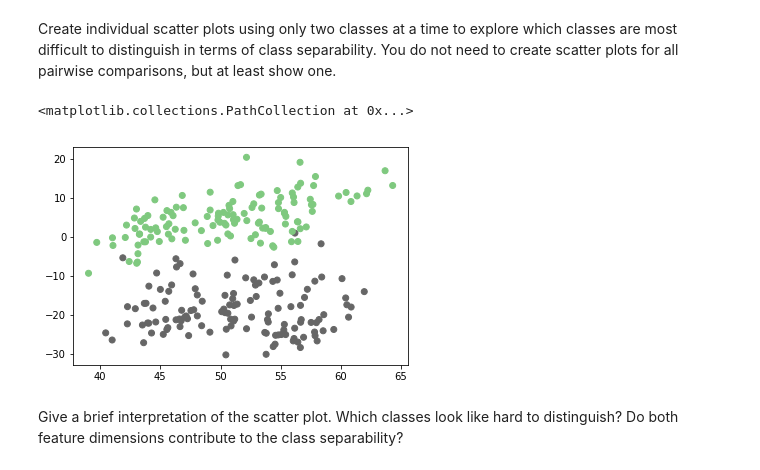
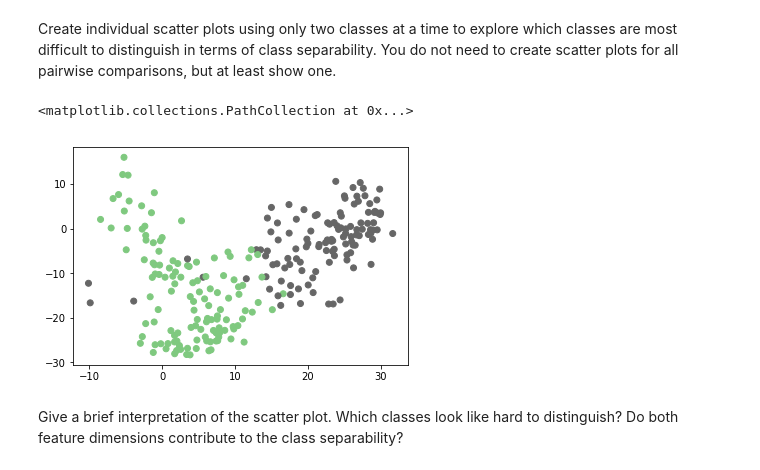
Before and after one commit to StevenDalderop/2014, a Jupyter notebook: homework/HW3.ipynb, the cells around one changed output. Saved outputs shown, nothing was run; the diff lists cells and outputs as text; code cells hidden in the pictures.

```diff
--- a/homework/HW3.ipynb
+++ b/homework/HW3.ipynb
@@ -692,14 +735,14 @@ plt.scatter(x,y,alpha=1,c=y_train,cmap="tab10")
 # %% [markdown]
 Create individual scatter plots using only two classes at a time to explore which classes are most difficult to distinguish in terms of class separability.  You do not need to create scatter plots for all pairwise comparisons, but at least show one.
-# %%
-features=[0,3]
-x1=[X_train_new[i][0] for i in range( len(X_train_new)) if y_train[i] in features]
-y1=[X_train_new[i][1] for i in range( len(X_train_new)) if y_train[i] in features]
-ytrain1=[y_train[i] for i in range(len(y_train)) if y_train[i] in features]
-plt.scatter(x1,y1,alpha=1,c=ytrain1,cmap="Accent")
-# %% [output]
-<matplotlib.collections.PathCollection at 0x...>
-[figure, removed]
+# %%
+ind=np.logical_or(y_train==4, y_train==1 )
+x1=X_train_new[ind,0]
+y1=X_train_new[ind,1]
+ytrain1=y_train[ind]
+plt.scatter(x1,y1,alpha=1,c=ytrain1,cmap="Accent")
+# %% [output]
+<matplotlib.collections.PathCollection at 0x...>
+[figure, added]
 # %% [markdown]
 Give a brief interpretation of the scatter plot. Which classes look like hard to distinguish? Do both feature dimensions contribute to the class separability?
 # %% [markdown]
```
Also changed, not shown: parts of 20 cells of this notebook.
